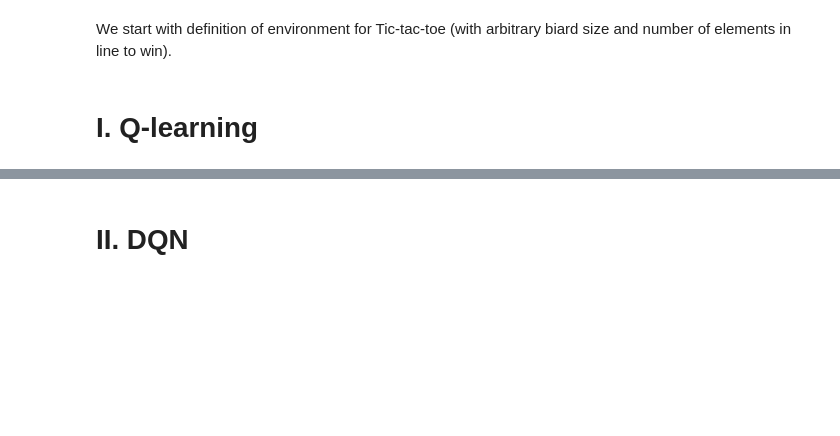
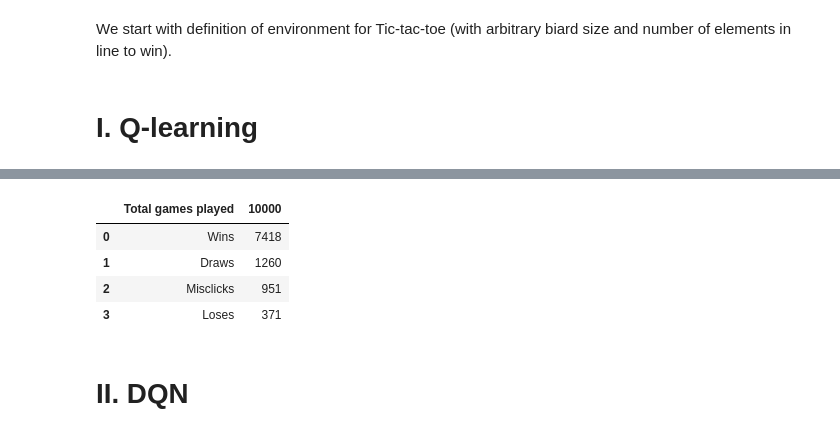
Before and after one commit to oortur/MADE, a Jupyter notebook: rl_dl_advanced/HW2_RL_for_tictactoe.ipynb, the cells around one changed output, grey strips where cells are left out. Saved outputs shown, nothing was run; the diff lists cells and outputs as text; code cells hidden in the pictures; blank space fills up the shorter version.

```diff
--- a/rl_dl_advanced/HW2_RL_for_tictactoe.ipynb
+++ b/rl_dl_advanced/HW2_RL_for_tictactoe.ipynb
@@ -281,3 +569,11 @@ def plot_durations(xs, labels):
+# %%
+print_game_results(results2)
+# %% [output]
+|  | Total games played | 10000 |
+| 0 | Wins | 7418 |
+| 1 | Draws | 1260 |
+| 2 | Misclicks | 951 |
+| 3 | Loses | 371 |
 # %% [markdown]
 # II. DQN
 # %%
```
Also changed, not shown: parts of 19 cells of this notebook.
